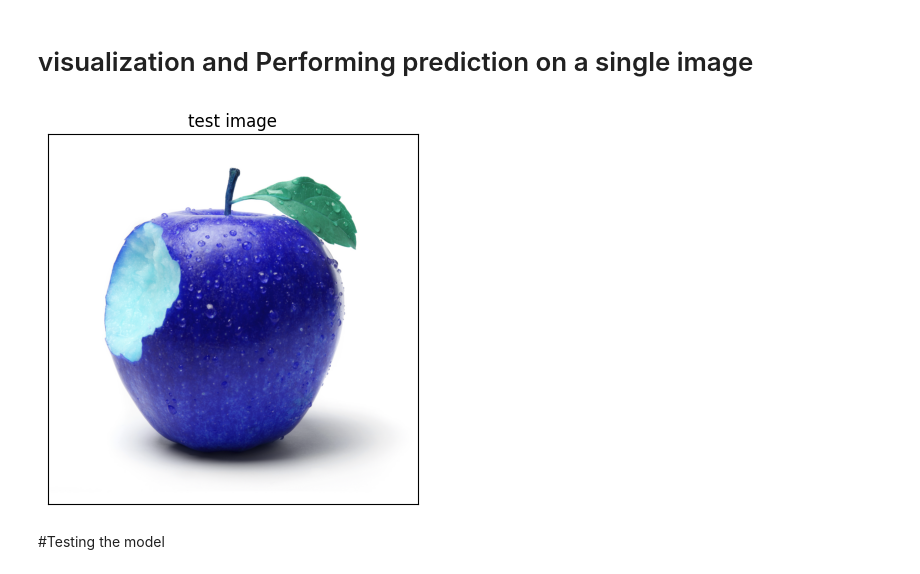
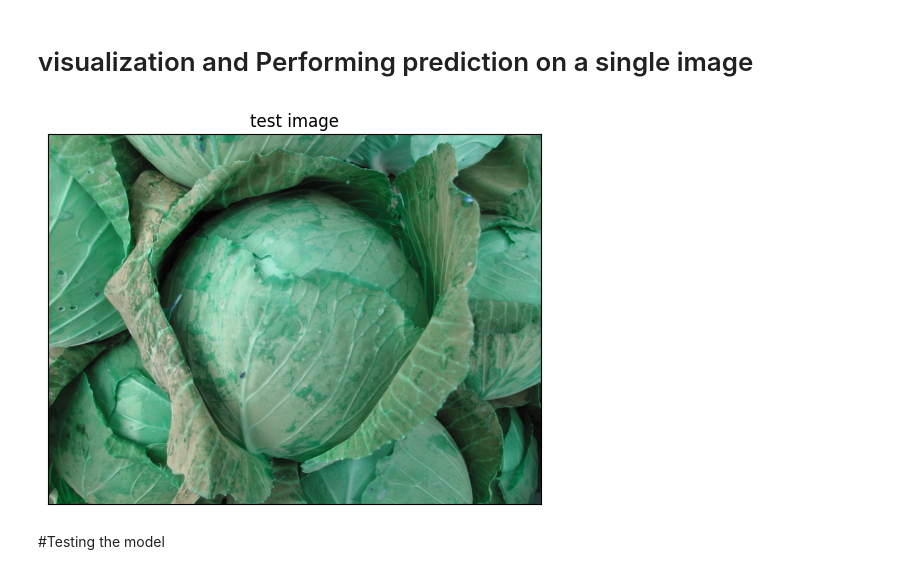
Before and after one commit to kariukimary/fruit_veg-_image_recognition, a Jupyter notebook: Fruit_veg_classification.ipynb, the cells around one changed output. Cells and saved outputs as stored; diff of their text form; code cells hidden in the pictures.

```diff
--- a/Fruit_veg_classification.ipynb
+++ b/Fruit_veg_classification.ipynb
@@ -144,15 +144,15 @@ plt.show()
 # %%
 #the x and the yticks are used to remove the scalling on both axes
 import cv2
-image_path='/content/drive/MyDrive/fruit_dataset/test/apple/Image_1.jpg'
+image_path='/content/drive/MyDrive/fruit_dataset/test/cabbage/Image_4.jpg'
 img=cv2.imread(image_path)
 plt.imshow(img)
 plt.title('test image')
 plt.xticks([])
 plt.yticks([])
 plt.show()
 # %% [output]
-[figure, old version]
+[figure, new version]
 # %% [markdown]
 #Testing the model
 # %%
```
Also changed, not shown: parts of 5 cells of this notebook.
